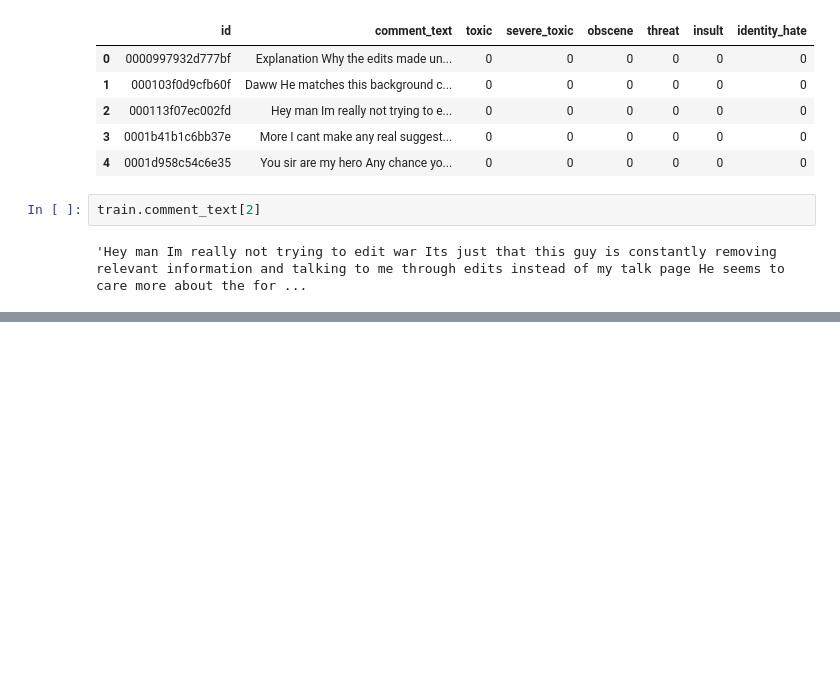
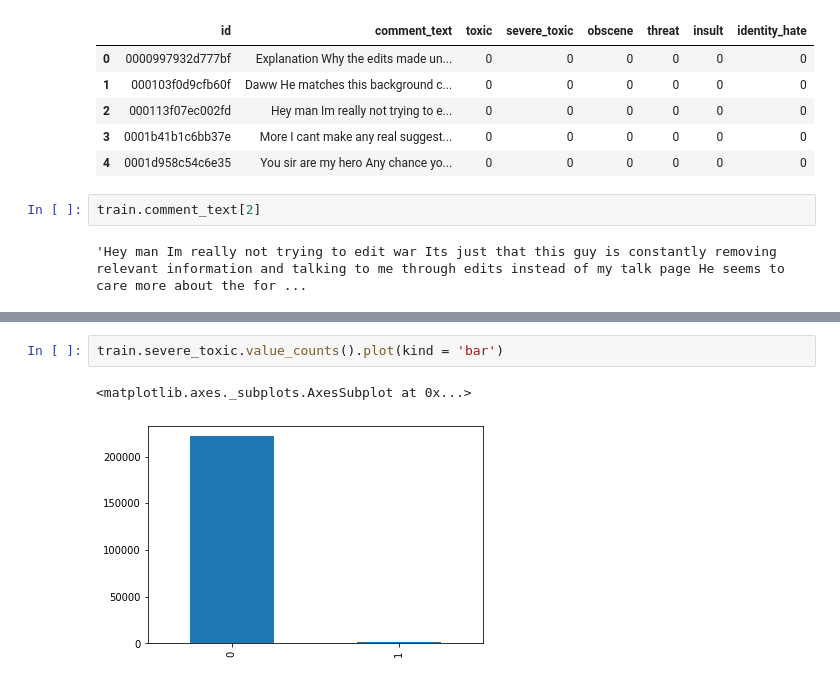
Before and after one commit to i-r-a/CSE_574, a Jupyter notebook: cleaning.ipynb, the cells around one changed output, grey strips where cells are left out. Saved outputs shown, nothing was run; the diff lists cells and outputs as text; blank space fills up the shorter version.

```diff
--- a/cleaning.ipynb
+++ b/cleaning.ipynb
@@ -110,0 +105,5 @@ train.comment_text[2]
+# %%
+train.severe_toxic.value_counts().plot(kind = 'bar')
+# %% [output]
+<matplotlib.axes._subplots.AxesSubplot at 0x...>
+[figure, added]
```
Also changed, not shown: parts of 26 cells of this notebook.
